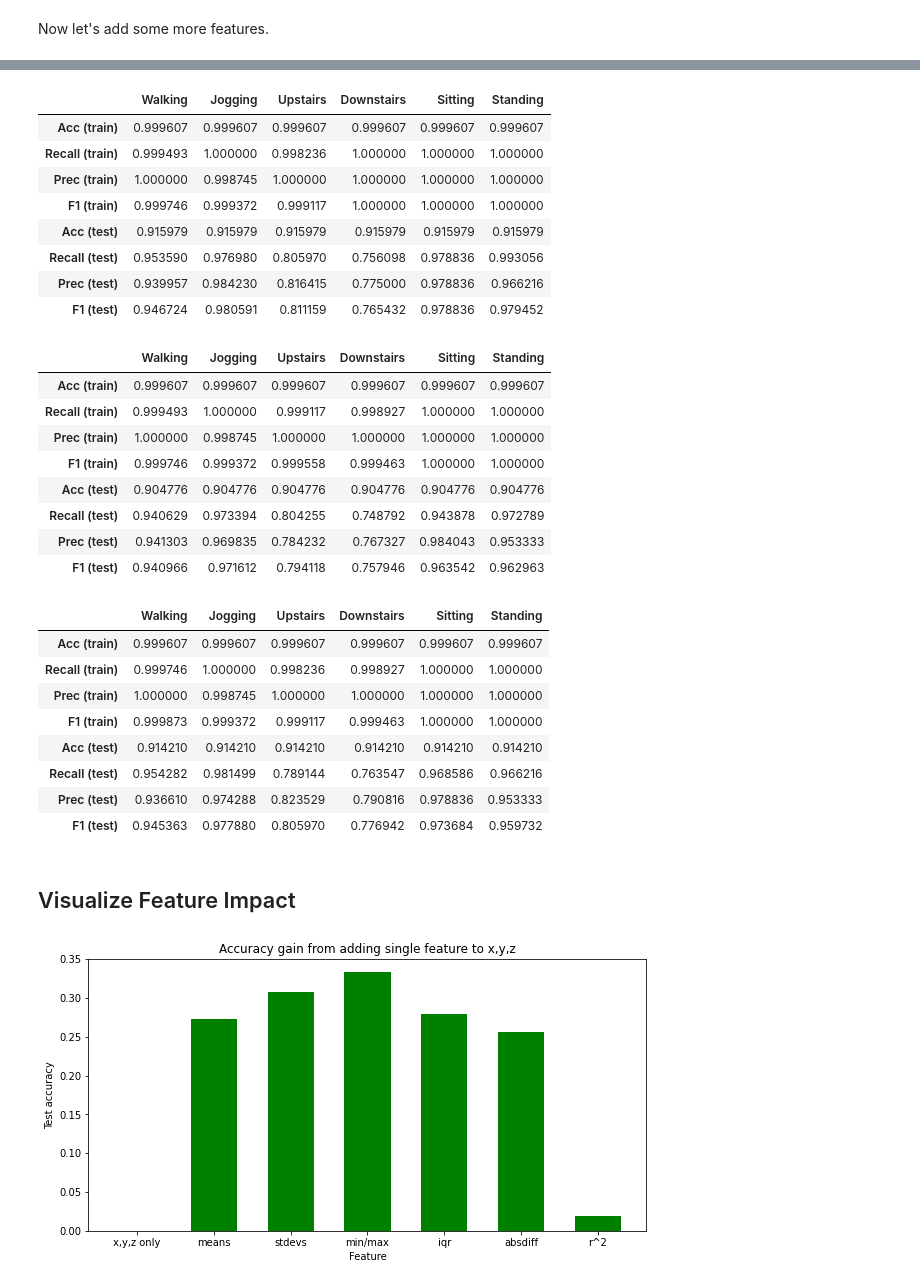
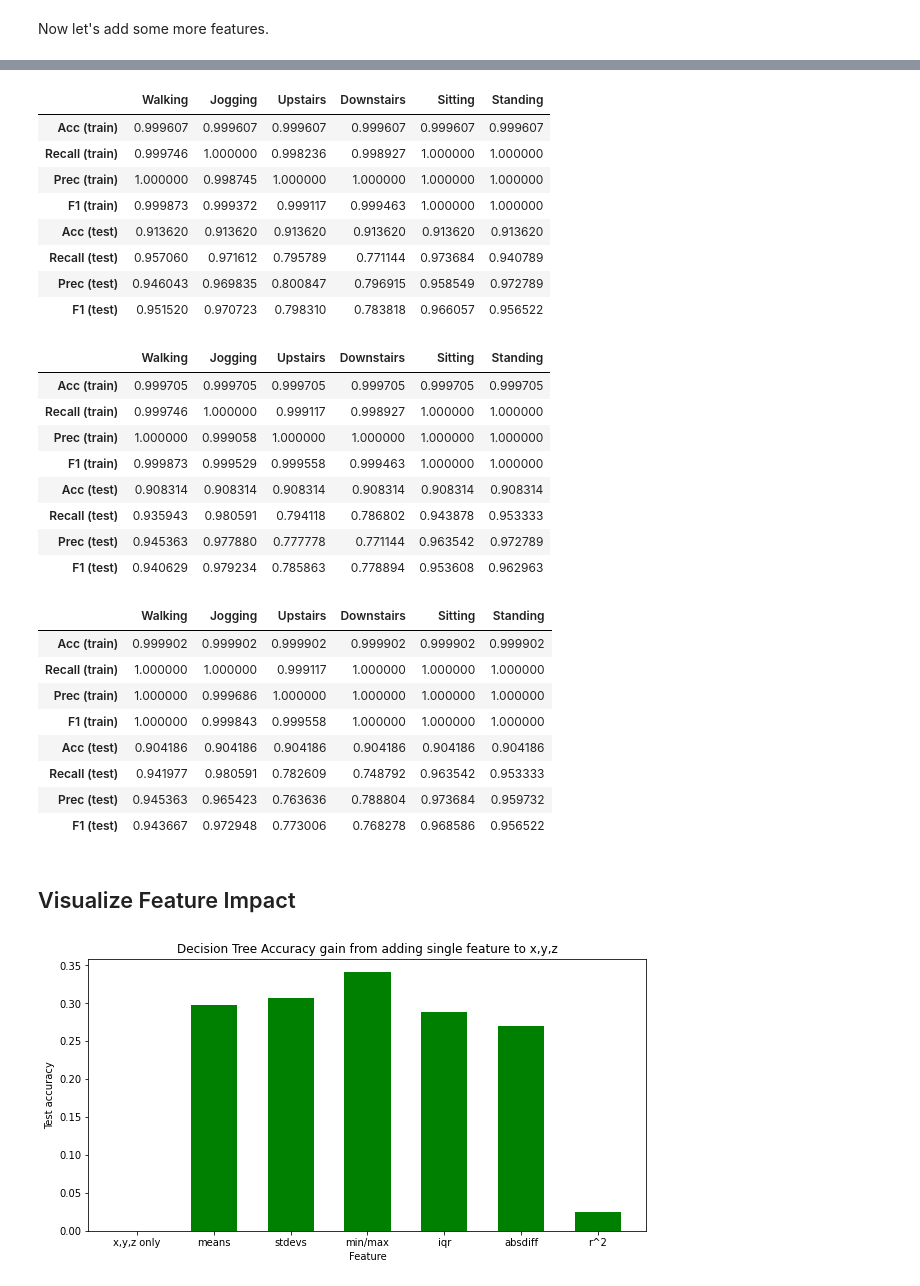
Before and after one commit to smrutich/ActivityRecognitionTimeSeries, a Jupyter notebook: Data Exploration.ipynb, the cells around one changed output, grey strips where cells are left out. Saved outputs shown, nothing was run; the diff lists cells and outputs as text; code cells hidden in the pictures.

```diff
--- a/Data Exploration.ipynb
+++ b/Data Exploration.ipynb
@@ -549,12 +549,21 @@ def fitR2(x, y, z):
     z_pred = reg.predict(d)
     return r2_score(z, z_pred)
 
+def fitR21D(y):
+    x = np.array(list(range(y.size))).reshape(-1, 1)
+    reg = LinearRegression().fit(x, y)
+    y_pred = reg.predict(x)
+    return r2_score(y, y_pred)
+
 # Load data from CSV since initial calulation took 9 minutes on my machine!
 rolling_data_r2 = pd.read_csv('./window_200_r2fit.csv')
+data['rolling_data_r2'] = rolling_data_r2
 
 # Use a different rolling window method since pandas made it really hard/slow
 # to do rolling window calculations over multiple columns.
 # from numpy_ext import rolling_apply
 # rolling_data_r2 = rolling_apply(fitR2, w, data.x.values, data.y.values, data.z.values, n_jobs=4)
 
-data['rolling_data_r2'] = rolling_data_r2
+data['rolling_x_r2']=list(rolling_data_x.apply(fitR21D, raw=True).fillna(0))
+data['rolling_y_r2']=list(rolling_data_y.apply(fitR21D, raw=True).fillna(0))
+data['rolling_z_r2']=list(rolling_data_z.apply(fitR21D, raw=True).fillna(0))
@@ -610,7 +623,7 @@ features = [
     'rolling_x_max', 'rolling_y_max', 'rolling_z_max', 'rolling_x_iqr',
     'rolling_y_iqr', 'rolling_z_iqr',  'rolling_mean_speed',
     'rolling_abs_x_diff', 'rolling_abs_y_diff', 'rolling_abs_z_diff',
-    'rolling_data_r2'
+    'rolling_x_r2', 'rolling_y_r2', 'rolling_z_r2'
 ]
 # %%
 timeSteps = 100
@@ -855,13 +868,13 @@ f2
 # %% [output]
 |  | Walking | Jogging | Upstairs | Downstairs | Sitting | Standing |
 | Acc (train) | 0.999607 | 0.999607 | 0.999607 | 0.999607 | 0.999607 | 0.999607 |
-| Recall (train) | 0.999493 | 1.000000 | 0.998236 | 1.000000 | 1.000000 | 1.000000 |
+| Recall (train) | 0.999746 | 1.000000 | 0.998236 | 0.998927 | 1.000000 | 1.000000 |
 | Prec (train) | 1.000000 | 0.998745 | 1.000000 | 1.000000 | 1.000000 | 1.000000 |
-| F1 (train) | 0.999746 | 0.999372 | 0.999117 | 1.000000 | 1.000000 | 1.000000 |
-| Acc (test) | 0.915979 | 0.915979 | 0.915979 | 0.915979 | 0.915979 | 0.915979 |
-| Recall (test) | 0.953590 | 0.976980 | 0.805970 | 0.756098 | 0.978836 | 0.993056 |
-| Prec (test) | 0.939957 | 0.984230 | 0.816415 | 0.775000 | 0.978836 | 0.966216 |
-| F1 (test) | 0.946724 | 0.980591 | 0.811159 | 0.765432 | 0.978836 | 0.979452 |
+| F1 (train) | 0.999873 | 0.999372 | 0.999117 | 0.999463 | 1.000000 | 1.000000 |
+| Acc (test) | 0.913620 | 0.913620 | 0.913620 | 0.913620 | 0.913620 | 0.913620 |
+| Recall (test) | 0.957060 | 0.971612 | 0.795789 | 0.771144 | 0.973684 | 0.940789 |
+| Prec (test) | 0.946043 | 0.969835 | 0.800847 | 0.796915 | 0.958549 | 0.972789 |
+| F1 (test) | 0.951520 | 0.970723 | 0.798310 | 0.783818 | 0.966057 | 0.956522 |
 # %%
 
 ext_features4 = [
@@ -878,14 +891,14 @@ f1, f2, f3, f4 = evaluate_with_features(ext_features4)
 f2
 # %% [output]
 |  | Walking | Jogging | Upstairs | Downstairs | Sitting | Standing |
-| Acc (train) | 0.999607 | 0.999607 | 0.999607 | 0.999607 | 0.999607 | 0.999607 |
-| Recall (train) | 0.999493 | 1.000000 | 0.999117 | 0.998927 | 1.000000 | 1.000000 |
-| Prec (train) | 1.000000 | 0.998745 | 1.000000 | 1.000000 | 1.000000 | 1.000000 |
-| F1 (train) | 0.999746 | 0.999372 | 0.999558 | 0.999463 | 1.000000 | 1.000000 |
-| Acc (test) | 0.904776 | 0.904776 | 0.904776 | 0.904776 | 0.904776 | 0.904776 |
-| Recall (test) | 0.940629 | 0.973394 | 0.804255 | 0.748792 | 0.943878 | 0.972789 |
-| Prec (test) | 0.941303 | 0.969835 | 0.784232 | 0.767327 | 0.984043 | 0.953333 |
-| F1 (test) | 0.940966 | 0.971612 | 0.794118 | 0.757946 | 0.963542 | 0.962963 |
+| Acc (train) | 0.999705 | 0.999705 | 0.999705 | 0.999705 | 0.999705 | 0.999705 |
+| Recall (train) | 0.999746 | 1.000000 | 0.999117 | 0.998927 | 1.000000 | 1.000000 |
+| Prec (train) | 1.000000 | 0.999058 | 1.000000 | 1.000000 | 1.000000 | 1.000000 |
+| F1 (train) | 0.999873 | 0.999529 | 0.999558 | 0.999463 | 1.000000 | 1.000000 |
+| Acc (test) | 0.908314 | 0.908314 | 0.908314 | 0.908314 | 0.908314 | 0.908314 |
+| Recall (test) | 0.935943 | 0.980591 | 0.794118 | 0.786802 | 0.943878 | 0.953333 |
+| Prec (test) | 0.945363 | 0.977880 | 0.777778 | 0.771144 | 0.963542 | 0.972789 |
+| F1 (test) | 0.940629 | 0.979234 | 0.785863 | 0.778894 | 0.953608 | 0.962963 |
 # %%
 ext_features5 = [
     'x', 'y', 'z',
@@ -895,21 +908,21 @@ ext_features5 = [
     'rolling_x_max', 'rolling_y_max', 'rolling_z_max',
     'rolling_x_iqr', 'rolling_y_iqr', 'rolling_z_iqr',
     'rolling_abs_x_diff', 'rolling_abs_y_diff', 'rolling_abs_z_diff',
-    'rolling_data_r2'
+    'rolling_x_r2', 'rolling_y_r2', 'rolling_z_r2'
 ]
 
 f1, f2, f3, f4 = evaluate_with_features(ext_features5)
 f2
 # %% [output]
 |  | Walking | Jogging | Upstairs | Downstairs | Sitting | Standing |
-| Acc (train) | 0.999607 | 0.999607 | 0.999607 | 0.999607 | 0.999607 | 0.999607 |
-| Recall (train) | 0.999746 | 1.000000 | 0.998236 | 0.998927 | 1.000000 | 1.000000 |
-| Prec (train) | 1.000000 | 0.998745 | 1.000000 | 1.000000 | 1.000000 | 1.000000 |
-| F1 (train) | 0.999873 | 0.999372 | 0.999117 | 0.999463 | 1.000000 | 1.000000 |
-| Acc (test) | 0.914210 | 0.914210 | 0.914210 | 0.914210 | 0.914210 | 0.914210 |
-| Recall (test) | 0.954282 | 0.981499 | 0.789144 | 0.763547 | 0.968586 | 0.966216 |
-| Prec (test) | 0.936610 | 0.974288 | 0.823529 | 0.790816 | 0.978836 | 0.953333 |
-| F1 (test) | 0.945363 | 0.977880 | 0.805970 | 0.776942 | 0.973684 | 0.959732 |
+| Acc (train) | 0.999902 | 0.999902 | 0.999902 | 0.999902 | 0.999902 | 0.999902 |
+| Recall (train) | 1.000000 | 1.000000 | 0.999117 | 1.000000 | 1.000000 | 1.000000 |
+| Prec (train) | 1.000000 | 0.999686 | 1.000000 | 1.000000 | 1.000000 | 1.000000 |
+| F1 (train) | 1.000000 | 0.999843 | 0.999558 | 1.000000 | 1.000000 | 1.000000 |
+| Acc (test) | 0.904186 | 0.904186 | 0.904186 | 0.904186 | 0.904186 | 0.904186 |
+| Recall (test) | 0.941977 | 0.980591 | 0.782609 | 0.748792 | 0.963542 | 0.953333 |
+| Prec (test) | 0.945363 | 0.965423 | 0.763636 | 0.788804 | 0.973684 | 0.959732 |
+| F1 (test) | 0.943667 | 0.972948 | 0.773006 | 0.768278 | 0.968586 | 0.956522 |
 # %% [markdown]
 ## Visualize Feature Impact
 # %%
@@ -921,32 +934,32 @@ featureDiffs = {
     'min/max': [ 'rolling_x_min', 'rolling_y_min', 'rolling_z_min', 'rolling_x_max', 'rolling_y_max', 'rolling_z_max'],
     'iqr': ['rolling_x_iqr', 'rolling_y_iqr', 'rolling_z_iqr'],
     'absdiff': ['rolling_abs_x_diff', 'rolling_abs_y_diff', 'rolling_abs_z_diff'],
-    'r^2': ['rolling_data_r2']
+    'r^2': ['rolling_x_r2', 'rolling_y_r2', 'rolling_z_r2']
 }
 # %%
 current_feats = list(raw_features)
 base, _, _, _ = evaluate_with_features(current_feats)
 data = { 'x,y,z only': 0 }
 
 keys = featureDiffs.keys()
 for label in keys:
     diff = featureDiffs[label]
     f1, f2, f3, f4 = evaluate_with_features(current_feats + diff)
     data[label] = f1['test'][0] - base['test'][0]
 
 courses = list(data.keys())
 values = list(data.values())
 
 fig = plt.figure(figsize = (10, 5))
 
 plt.bar(courses, values, color ='green', width = 0.6)
 
 plt.xlabel("Feature")
 plt.ylabel("Test accuracy")
-plt.title("Accuracy gain from adding single feature to x,y,z")
+plt.title("Decision Tree Accuracy gain from adding single feature to x,y,z")
 plt.show()
 # %% [output]
-[figure, old version]
+[figure, new version]
 # %%
 current_feats = list(raw_features)
 f1, _, _, _ = evaluate_with_features(current_feats)
```
Also changed, not shown: parts of 13 cells of this notebook, 3 other files.
